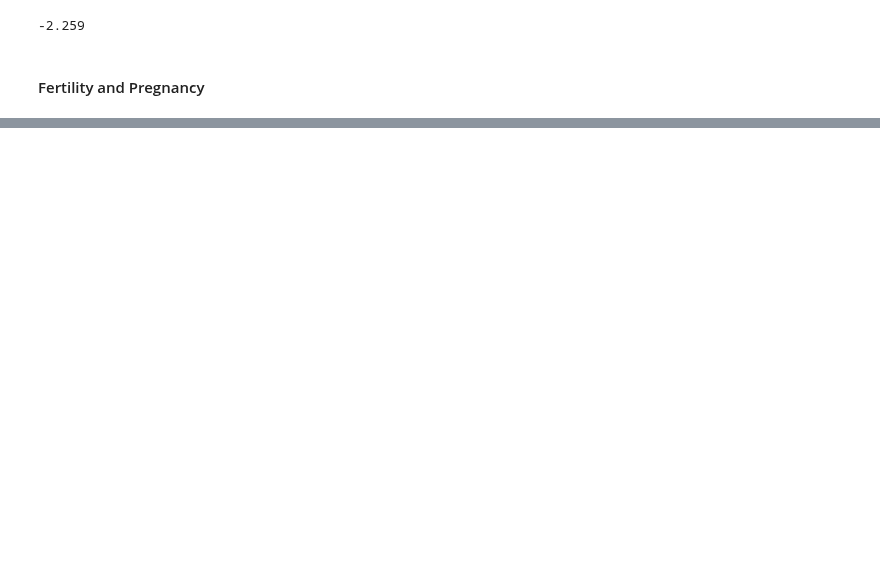
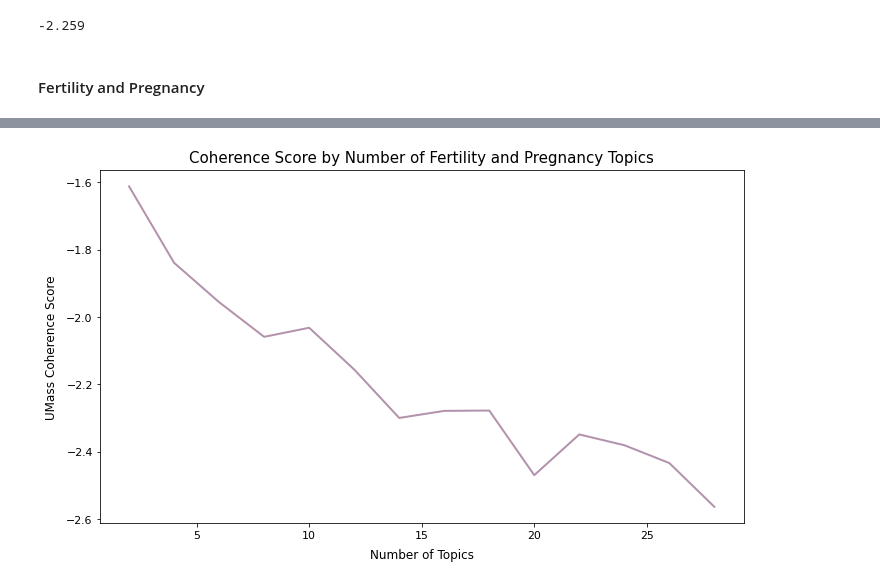
Before and after one commit to jlu90/Identifying-Womens-Health-Concerns, a Jupyter notebook: code/gensim_modeling.ipynb, the cells around one changed output, grey strips where cells are left out. Drawn from its saved outputs; the diff is of its cells as text; code cells hidden in the pictures; blank space fills up the shorter version.

Commit message:
finished obsgyn lda grid search

```diff
--- a/code/gensim_modeling.ipynb
+++ b/code/gensim_modeling.ipynb
@@ -280,0 +299,9 @@ Building LDA model for 26 topics
+# %%
+plot_coherence_by_topic(2, 30, 2,
+                        obsgyn_lda_coherence,
+                        size = (10,6),
+                        title = 'Coherence Score by Number of Fertility and Pregnancy Topics',
+                        x_label = 'Number of Topics',
+                        y_label = 'UMass Coherence Score')
+# %% [output]
+[figure, added]
```
Also changed, not shown: parts of 6 cells of this notebook, 1 other file.
